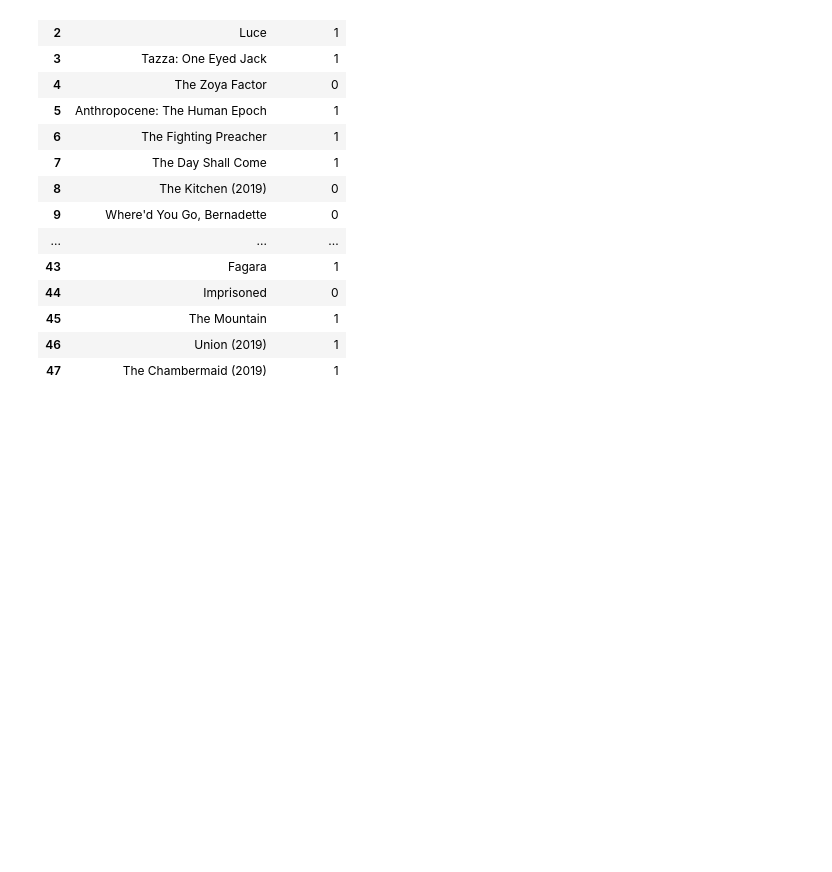
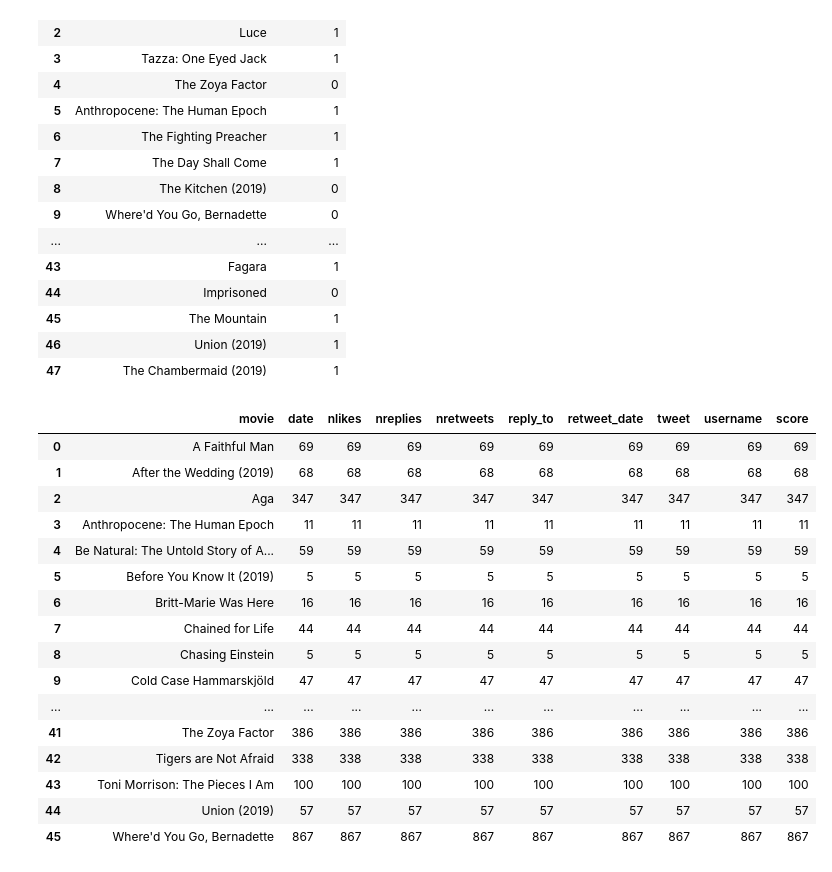
Before and after one commit to JonBebi/TrailerProphet, a Jupyter notebook: Twint.ipynb, the cells around one changed output. Drawn from its saved outputs; the diff is of its cells as text; code cells hidden in the pictures; blank space fills up the shorter version.

```diff
--- a/Twint.ipynb
+++ b/Twint.ipynb
@@ -393,0 +395,20 @@ df3
+# %%
+temp
+# %% [output]
+|  | movie | date | nlikes | nreplies | nretweets | reply_to | retweet_date | tweet | username | score |
+| 0 | A Faithful Man | 69 | 69 | 69 | 69 | 69 | 69 | 69 | 69 | 69 |
+| 1 | After the Wedding (2019) | 68 | 68 | 68 | 68 | 68 | 68 | 68 | 68 | 68 |
+| 2 | Aga | 347 | 347 | 347 | 347 | 347 | 347 | 347 | 347 | 347 |
+| 3 | Anthropocene: The Human Epoch | 11 | 11 | 11 | 11 | 11 | 11 | 11 | 11 | 11 |
+| 4 | Be Natural: The Untold Story of A... | 59 | 59 | 59 | 59 | 59 | 59 | 59 | 59 | 59 |
+| 5 | Before You Know It (2019) | 5 | 5 | 5 | 5 | 5 | 5 | 5 | 5 | 5 |
+| 6 | Britt-Marie Was Here | 16 | 16 | 16 | 16 | 16 | 16 | 16 | 16 | 16 |
+| 7 | Chained for Life | 44 | 44 | 44 | 44 | 44 | 44 | 44 | 44 | 44 |
+| 8 | Chasing Einstein | 5 | 5 | 5 | 5 | 5 | 5 | 5 | 5 | 5 |
+| 9 | Cold Case Hammarskjöld | 47 | 47 | 47 | 47 | 47 | 47 | 47 | 47 | 47 |
+| ... | ... | ... | ... | ... | ... | ... | ... | ... | ... | ... |
+| 41 | The Zoya Factor | 386 | 386 | 386 | 386 | 386 | 386 | 386 | 386 | 386 |
+| 42 | Tigers are Not Afraid | 338 | 338 | 338 | 338 | 338 | 338 | 338 | 338 | 338 |
+| 43 | Toni Morrison: The Pieces I Am | 100 | 100 | 100 | 100 | 100 | 100 | 100 | 100 | 100 |
+| 44 | Union (2019) | 57 | 57 | 57 | 57 | 57 | 57 | 57 | 57 | 57 |
+| 45 | Where'd You Go, Bernadette | 867 | 867 | 867 | 867 | 867 | 867 | 867 | 867 | 867 |
```
Also changed, not shown: parts of 8 cells of this notebook, 1 other file.
